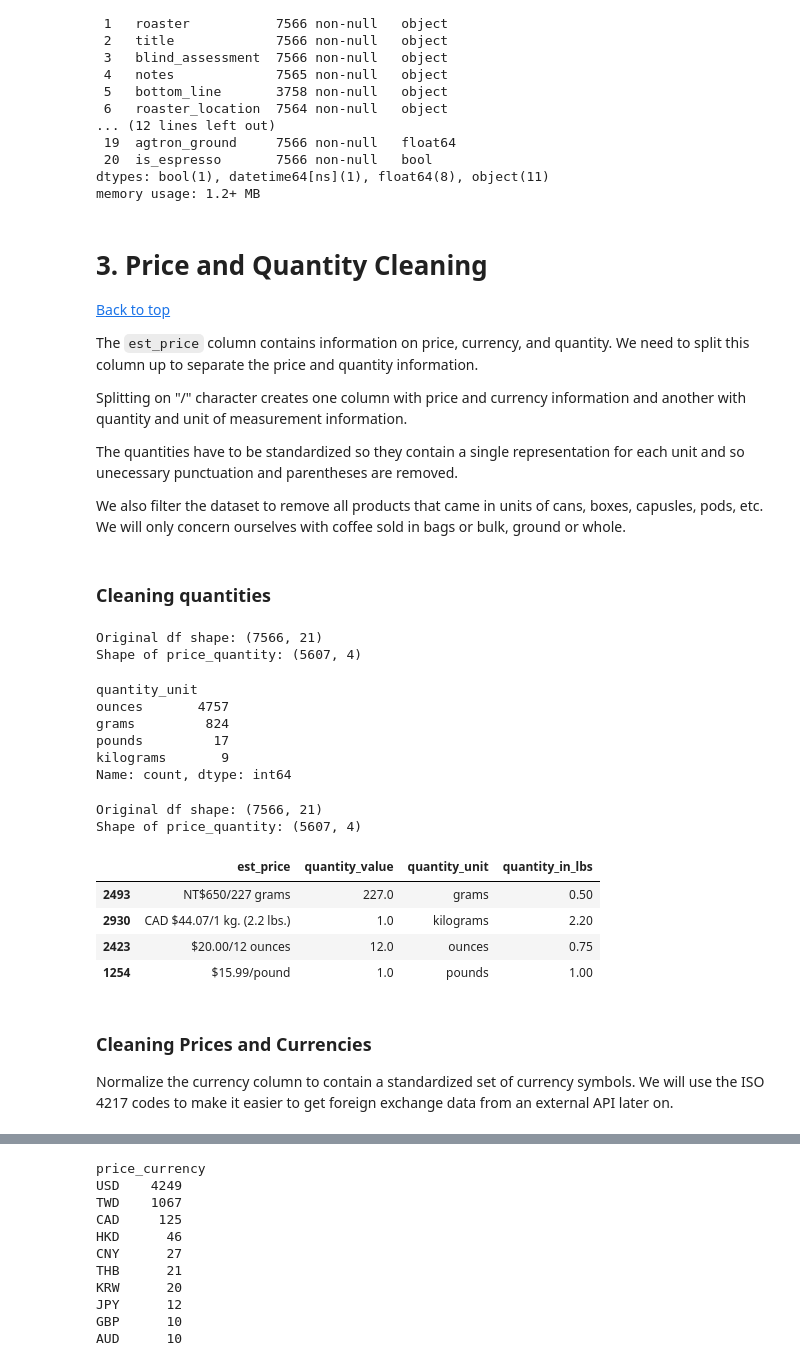
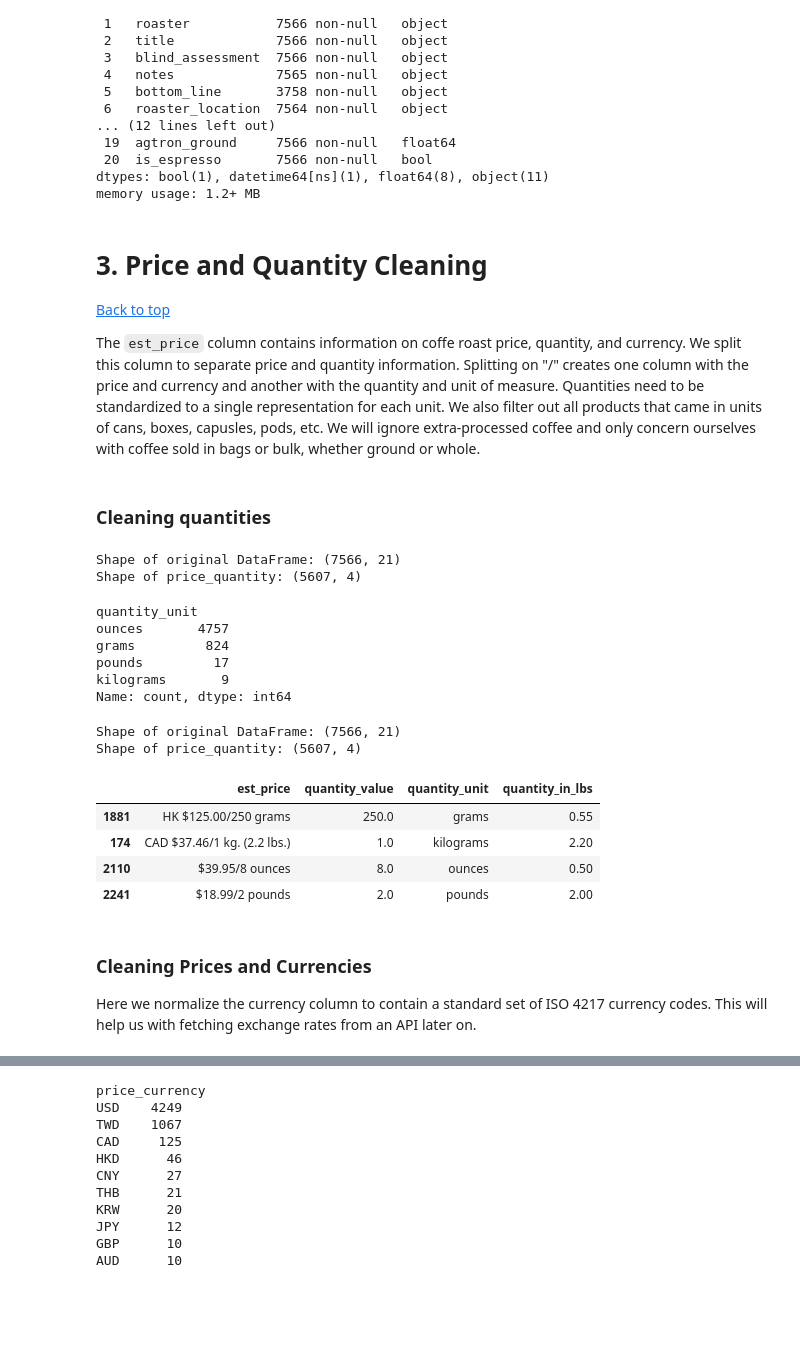
Before and after one commit to tynardone/coffee-review-analysis, a Jupyter notebook: notebooks/1_data_cleaning.ipynb, the cells around one changed output, grey strips where cells are left out. Cells and saved outputs as stored; diff of their text form; code cells hidden in the pictures; blank space fills up the shorter version.

```diff
--- a/notebooks/1_data_cleaning.ipynb
+++ b/notebooks/1_data_cleaning.ipynb
@@ -90,7 +89,7 @@ dtypes: float64(2), object(19)
 memory usage: 1.3+ MB
 # %%
 def tweak_df(df: pd.DataFrame) -> pd.DataFrame:
-    """Initial data cleaning and feature creation"""
+    """Initial data cleaning"""
     return (
         df.assign(
             review_date=lambda df_: pd.to_datetime(df_["review_date"], format="%B %Y"),
@@ -171,16 +170,11 @@ memory usage: 1.2+ MB
 # 3. Price and Quantity Cleaning <a id='price_and_quantity_cleaning'></a>
 [Back to top](#table_of_contents)
 
-The `est_price` column contains information on price, currency, and quantity. We need to split this column up to separate the price and quantity information.
-
-Splitting on "/" character creates one column with price and currency information and another with quantity and unit of measurement information.
-
-The quantities have to be standardized so they contain a single representation for each unit and so unecessary punctuation and parentheses are removed.
-
-We also filter the dataset to remove all products that came in units of cans, boxes, capusles, pods, etc. We will only concern ourselves with coffee sold in bags or bulk, ground or whole.
+The `est_price` column contains information on coffe roast price, quantity, and currency. We split this column to separate price and quantity information. Splitting on "/" creates one column with the price and currency and another with the quantity and unit of measure. Quantities need to be standardized to a single representation for each unit. We also filter out all products that came in units of cans, boxes, capusles, pods, etc. We will ignore extra-processed coffee and only concern ourselves with coffee sold in bags or bulk, whether ground or whole.
 # %% [markdown]
 ### Cleaning quantities
 # %%
+# Defining list of quantity terms to drop from the dataset
 drop_terms: list[str] = [
     "can",
     "box",
@@ -204,11 +198,12 @@ drop_terms: list[str] = [
     "capsultes",
 ]
 
+# Build a regex string to match any of the drop terms
 drop_terms_string: str = "|".join(drop_terms)
 
 
 def price_quantity_split(df: pd.DataFrame) -> pd.DataFrame:
-    print(f"Original df shape: {df.shape}")
+    """Split the est_price column into price and quantity columns"""
     price_quantity = (
         df
         # Split est_price into columns for price and quantity
@@ -276,9 +271,10 @@ def price_quantity_split(df: pd.DataFrame) -> pd.DataFrame:
         )
         # Drop the original price and quantity columns
         .drop(columns=["price", "quantity"])
-        # remove rows where quantity_unit contains (
+        # Remove rows where quantity_unit contains
         .loc[lambda df_: ~df_["quantity_unit"].str.contains(r"\(", regex=True), :]
     )
+    print(f"Shape of original DataFrame: {df.shape}")
     print(f"Shape of price_quantity: {price_quantity.shape}")
 
     # Merge the price_quantity DataFrame with the original DataFrame
@@ -289,7 +285,7 @@ df = df_in.pipe(tweak_df).pipe(price_quantity_split)
 
 df.quantity_unit.value_counts()
 # %% [output]
-Original df shape: (7566, 21)
+Shape of original DataFrame: (7566, 21)
 Shape of price_quantity: (5607, 4)
 quantity_unit
 ounces       4757
@@ -299,34 +295,36 @@ kilograms       9
 Name: count, dtype: int64
 # %%
 def convert_to_lbs(df: pd.DataFrame) -> pd.DataFrame:
+    """Create a new column with the quantity in pounds"""
     to_lbs_conversion: dict[str, float] = {
         "ounces": 1 / 16,
         "pounds": 1,
         "kilograms": 2.20462,
         "grams": 0.00220462,
     }
+
     df["quantity_in_lbs"] = np.round(
         df["quantity_value"] * df["quantity_unit"].map(to_lbs_conversion), 2
     )
     return df
 
 
 df = df_in.pipe(tweak_df).pipe(price_quantity_split).pipe(convert_to_lbs)
 
 df.groupby("quantity_unit")[
     ["est_price", "quantity_value", "quantity_unit", "quantity_in_lbs"]
 ].sample(1)
 # %% [output]
-Original df shape: (7566, 21)
+Shape of original DataFrame: (7566, 21)
 Shape of price_quantity: (5607, 4)
 |  | est_price | quantity_value | quantity_unit | quantity_in_lbs |
-| 2493 | NT$650/227 grams | 227.0 | grams | 0.50 |
-| 2930 | CAD $44.07/1 kg. (2.2 lbs.) | 1.0 | kilograms | 2.20 |
-| 2423 | $20.00/12 ounces | 12.0 | ounces | 0.75 |
-| 1254 | $15.99/pound | 1.0 | pounds | 1.00 |
+| 1881 | HK $125.00/250 grams | 250.0 | grams | 0.55 |
+| 174 | CAD $37.46/1 kg. (2.2 lbs.) | 1.0 | kilograms | 2.20 |
+| 2110 | $39.95/8 ounces | 8.0 | ounces | 0.50 |
+| 2241 | $18.99/2 pounds | 2.0 | pounds | 2.00 |
 # %% [markdown]
 ### Cleaning Prices and Currencies
-Normalize the currency column to contain a standardized set of currency symbols. We will use the ISO 4217 codes to make it easier to get foreign exchange data from an external API later on.
+Here we normalize the currency column to contain a standard set of ISO 4217 currency codes. This will help us with fetching exchange rates from an API later on.
 # %%
 def clean_currency(df: pd.DataFrame) -> pd.DataFrame:
     """Standardize currencies to ISO 4217 codes."""
```
Also changed, not shown: parts of 14 cells of this notebook, 2 other files.
